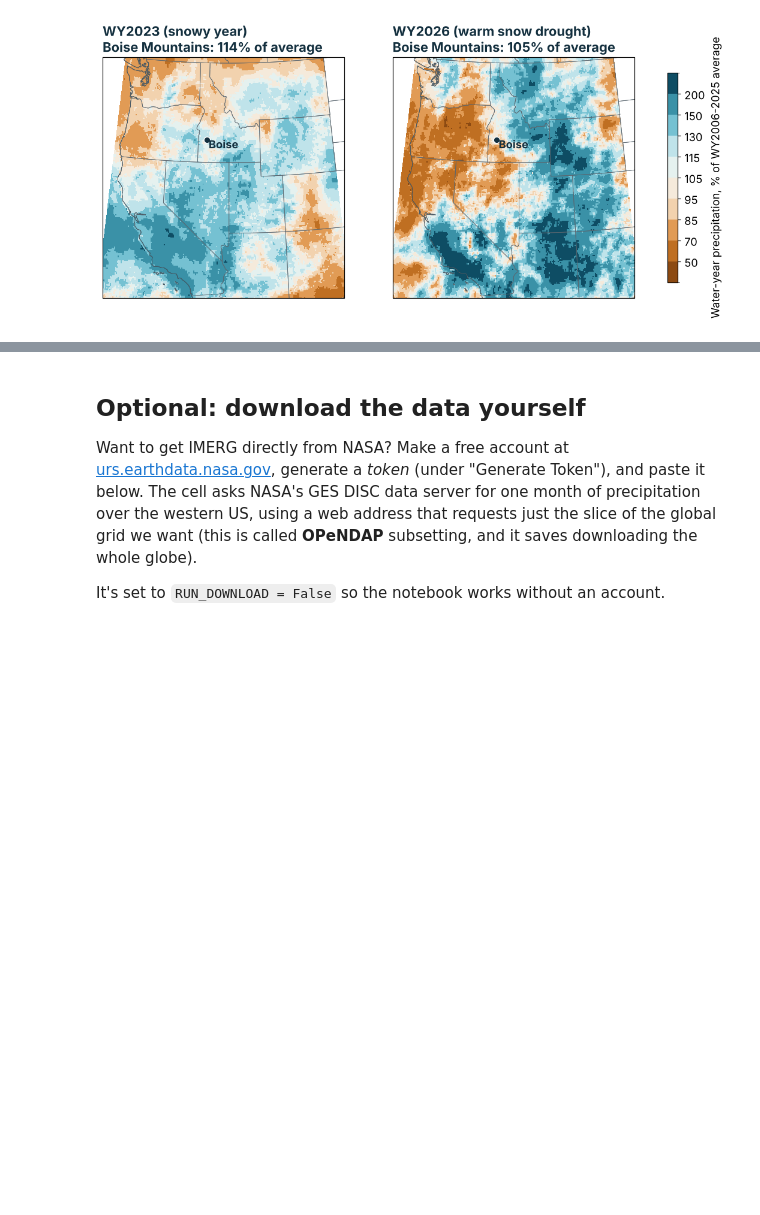
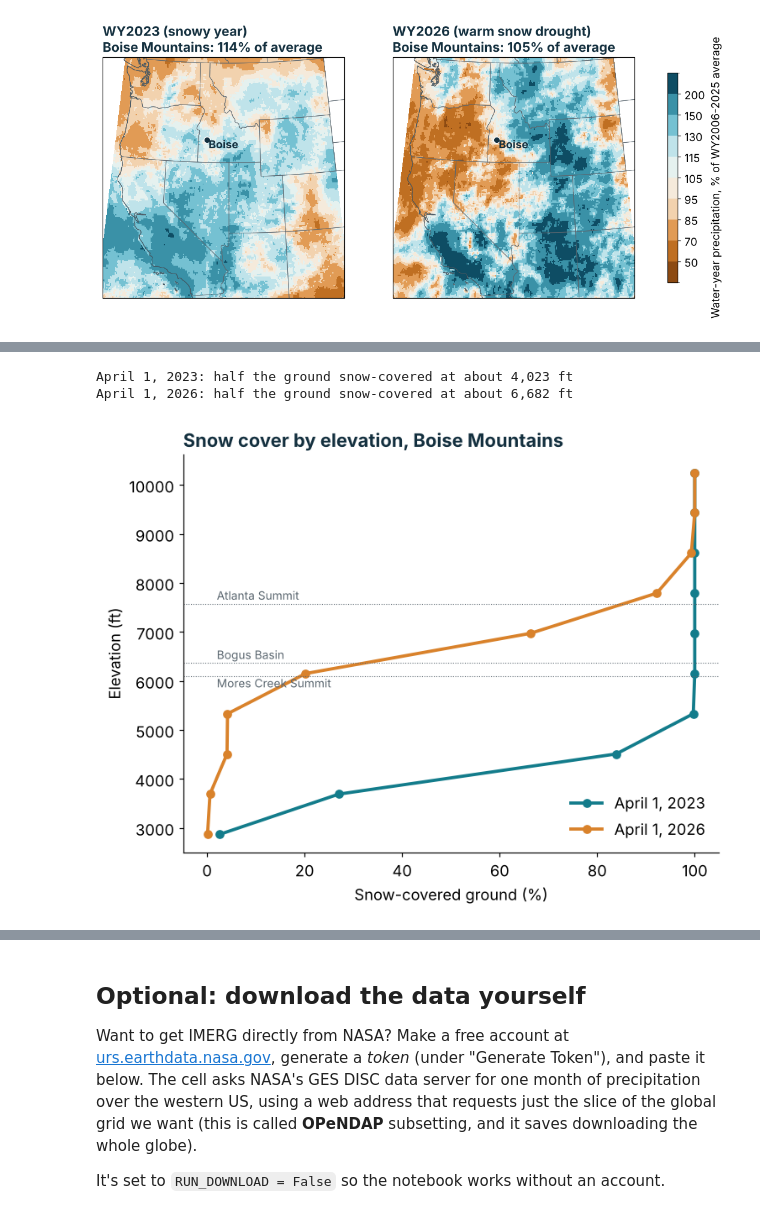
Before and after one commit to LejoFlores/geos212-code, a Jupyter notebook: notebooks/04b_snow_drought_from_space.ipynb, the cells around one changed output, grey strips where cells are left out. Drawn from its saved outputs; the diff is of its cells as text; code cells hidden in the pictures; blank space fills up the shorter version.

```diff
--- a/notebooks/04b_snow_drought_from_space.ipynb
+++ b/notebooks/04b_snow_drought_from_space.ipynb
@@ -131,0 +127,24 @@ A few lines of NumPy turned 20 years of satellite data for about 39,000 grid cel
+# %%
+import pandas as pd
+name = "modis_snow_apr1_by_elev.csv"
+local = DATA_DIR / name
+modis = pd.read_csv(local if local.exists() else DATA_URL + name)
+modis["mid_ft"] = (modis.elev_lo_m + modis.elev_hi_m) / 2 * 3.281
+fig, ax = plt.subplots(figsize=(7, 5.5))
+ax.plot(modis.snow_pct_2023_04_01, modis.mid_ft, "o-", color=RIVER, lw=2.5, label="April 1, 2023")
+ax.plot(modis.snow_pct_2026_04_01, modis.mid_ft, "o-", color=OCHRE, lw=2.5, label="April 1, 2026")
+for station, elev, dy in [("Mores Creek Summit", 6100, -230), ("Bogus Basin", 6370, 80), ("Atlanta Summit", 7580, 80)]:
+    ax.axhline(elev, color=BASALT, lw=0.7, ls=":")
+    ax.text(2, elev + dy, station, fontsize=9, color=BASALT)
+ax.set_xlabel("Snow-covered ground (%)"); ax.set_ylabel("Elevation (ft)")
+ax.legend(frameon=False, loc="lower right")
+ax.set_title("Snow cover by elevation, Boise Mountains", loc="left", fontweight="bold", color=INK)
+plt.tight_layout()
+
+for col, yr in [("snow_pct_2023_04_01", 2023), ("snow_pct_2026_04_01", 2026)]:
+    # elevation where snow cover crosses 50%, interpolating between band midpoints
+    print(f"April 1, {yr}: half the ground snow-covered at about {np.interp(50, modis[col], modis.mid_ft):,.0f} ft")
+# %% [output]
+April 1, 2023: half the ground snow-covered at about 4,023 ft
+April 1, 2026: half the ground snow-covered at about 6,682 ft
+[figure, added]
```
Also changed, not shown: parts of 3 cells of this notebook, 7 other files.
